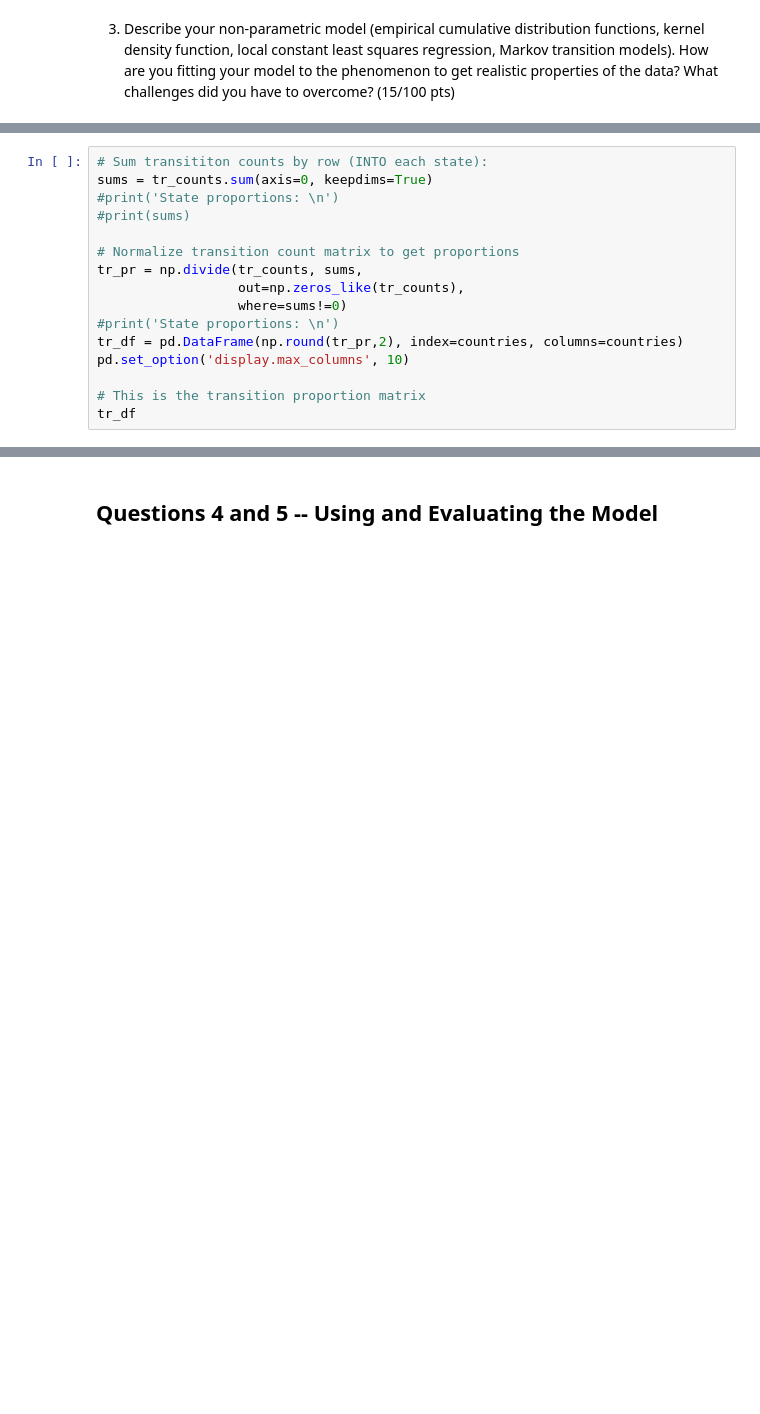
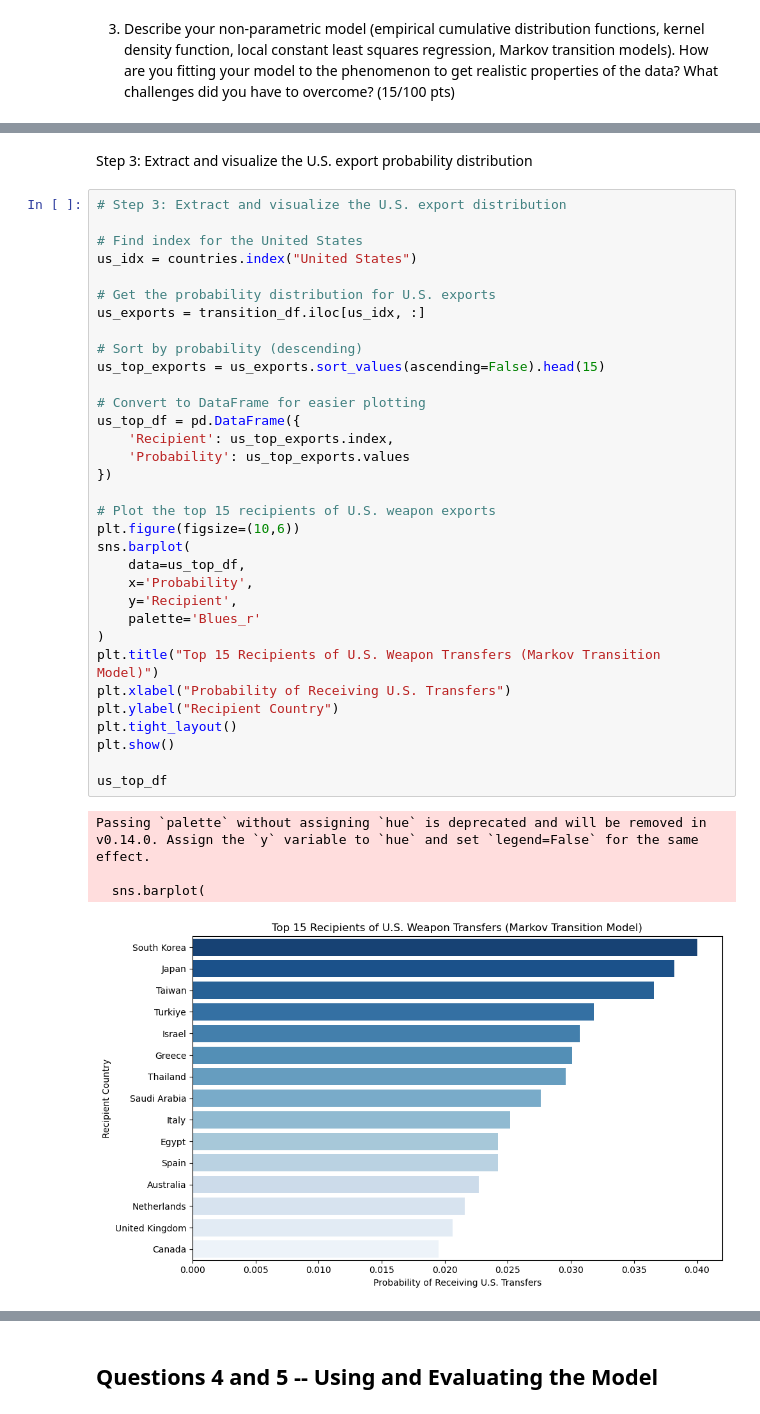
Before and after one commit to mwdunlap2004/understanding_uncertainty_assignments, a Jupyter notebook: Project1Notebook.ipynb, the cells around one changed output, grey strips where cells are left out. Saved outputs shown, nothing was run; the diff lists cells and outputs as text; blank space fills up the shorter version.

```diff
--- a/Project1Notebook.ipynb
+++ b/Project1Notebook.ipynb
@@ -108,16 +93,0 @@ df
-# %%
-# Sum transititon counts by row (INTO each state):
-sums = tr_counts.sum(axis=0, keepdims=True)
-#print('State proportions: \n')
-#print(sums)
-
-# Normalize transition count matrix to get proportions
-tr_pr = np.divide(tr_counts, sums,
-                  out=np.zeros_like(tr_counts),
-                  where=sums!=0)
-#print('State proportions: \n')
-tr_df = pd.DataFrame(np.round(tr_pr,2), index=countries, columns=countries)
-pd.set_option('display.max_columns', 10)
-
-# This is the transition proportion matrix
-tr_df
@@ -149,0 +159,40 @@ Text(120.7222222222222, 0.5, 'Supplier Country')
+# %% [markdown]
+Step 3: Extract and visualize the U.S. export probability distribution
+# %%
+# Step 3: Extract and visualize the U.S. export distribution
+
+# Find index for the United States
+us_idx = countries.index("United States")
+
+# Get the probability distribution for U.S. exports
+us_exports = transition_df.iloc[us_idx, :]
+
+# Sort by probability (descending)
+us_top_exports = us_exports.sort_values(ascending=False).head(15)
+
+# Convert to DataFrame for easier plotting
+us_top_df = pd.DataFrame({
+    'Recipient': us_top_exports.index,
+    'Probability': us_top_exports.values
+})
+
+# Plot the top 15 recipients of U.S. weapon exports
+plt.figure(figsize=(10,6))
+sns.barplot(
+    data=us_top_df,
+    x='Probability',
+    y='Recipient',
+    palette='Blues_r'
+)
+plt.title("Top 15 Recipients of U.S. Weapon Transfers (Markov Transition Model)")
+plt.xlabel("Probability of Receiving U.S. Transfers")
+plt.ylabel("Recipient Country")
+plt.tight_layout()
+plt.show()
+
+us_top_df
+# %% [output]
+Passing `palette` without assigning `hue` is deprecated and will be removed in v0.14.0. Assign the `y` variable to `hue` and set `legend=False` for the same effect.
+
+  sns.barplot(
+[figure, added]
```
Also changed, not shown: parts of 23 cells of this notebook, 1 other file.
